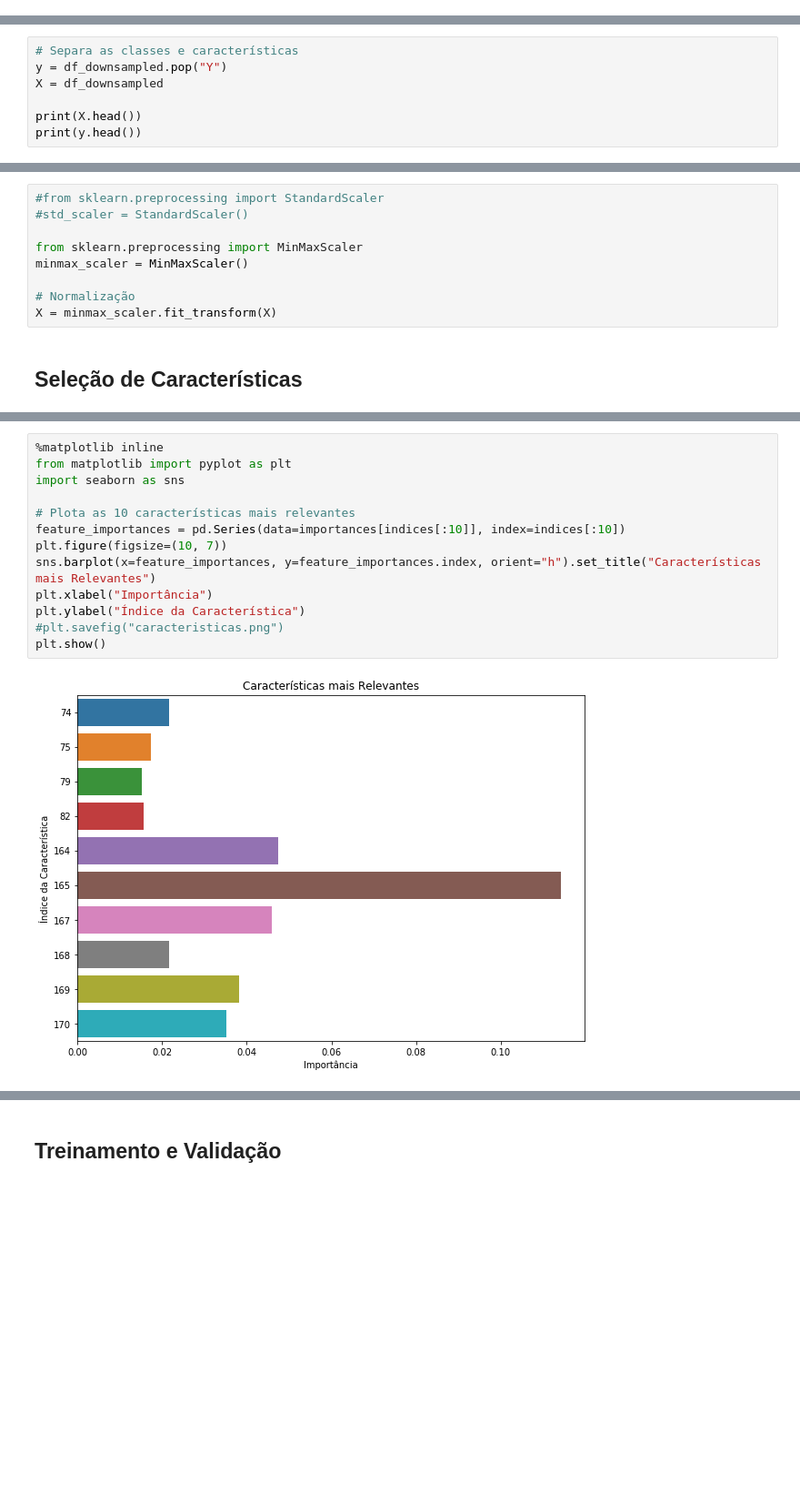
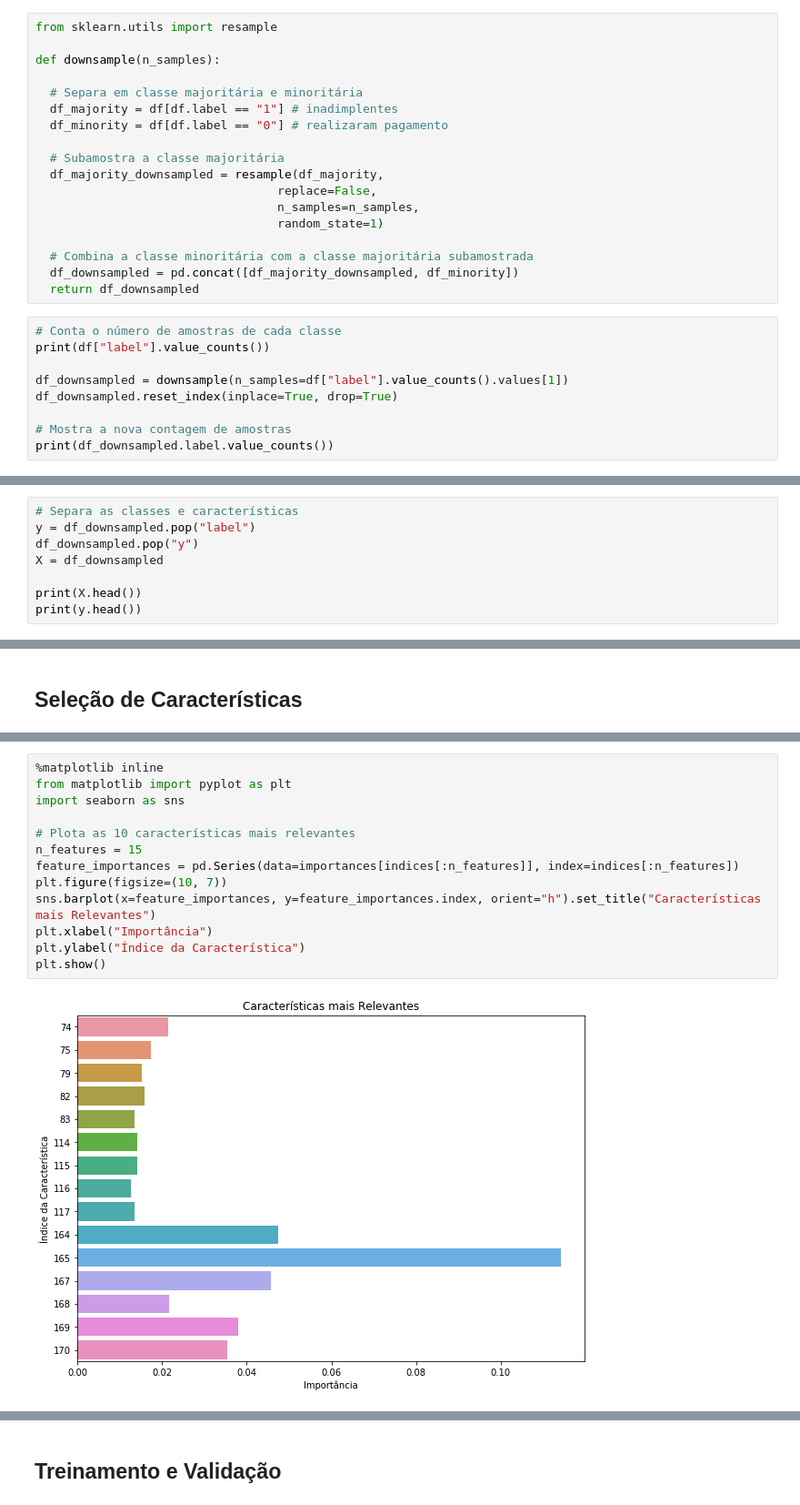
Before and after one commit to bosamatheus/clientes-emprestimo, a Jupyter notebook: risco_credito.ipynb, the cells around one changed output, grey strips where cells are left out. Shown at 91% size. Drawn from its saved outputs; the diff is of its cells as text; blank space fills up the shorter version.

```diff
--- a/risco_credito.ipynb
+++ b/risco_credito.ipynb
@@ -241,0 +388,27 @@ Separa classes e características em X e y, respectivamente.
+# %%
+from sklearn.utils import resample
+
+def downsample(n_samples):
+
+  # Separa em classe majoritária e minoritária
+  df_majority = df[df.label == "1"] # inadimplentes
+  df_minority = df[df.label == "0"] # realizaram pagamento
+
+  # Subamostra a classe majoritária
+  df_majority_downsampled = resample(df_majority,
+                                  replace=False,
+                                  n_samples=n_samples,
+                                  random_state=1)
+
+  # Combina a classe minoritária com a classe majoritária subamostrada
+  df_downsampled = pd.concat([df_majority_downsampled, df_minority])
+  return df_downsampled
+# %%
+# Conta o número de amostras de cada classe
+print(df["label"].value_counts())
+
+df_downsampled = downsample(n_samples=df["label"].value_counts().values[1])
+df_downsampled.reset_index(inplace=True, drop=True)
+
+# Mostra a nova contagem de amostras
+print(df_downsampled.label.value_counts())
@@ -242,6 +426,7 @@ Separa classes e características em X e y, respectivamente.
 # %%
 # Separa as classes e características
-y = df_downsampled.pop("Y")
+y = df_downsampled.pop("label")
+df_downsampled.pop("y")
 X = df_downsampled
 
 print(X.head())
@@ -269,11 +449,2 @@ Aplica normalização em X.
-# %%
-#from sklearn.preprocessing import StandardScaler
-#std_scaler = StandardScaler()
-
-from sklearn.preprocessing import MinMaxScaler
-minmax_scaler = MinMaxScaler()
-
-# Normalização
-X = minmax_scaler.fit_transform(X)
 # %% [markdown]
 ## Seleção de Características
@@ -315,15 +492,15 @@ Ranking de características:
 # %%
 %matplotlib inline
 from matplotlib import pyplot as plt
 import seaborn as sns
 
 # Plota as 10 características mais relevantes
-feature_importances = pd.Series(data=importances[indices[:10]], index=indices[:10])
+n_features = 15
+feature_importances = pd.Series(data=importances[indices[:n_features]], index=indices[:n_features])
 plt.figure(figsize=(10, 7))
 sns.barplot(x=feature_importances, y=feature_importances.index, orient="h").set_title("Características mais Relevantes")
 plt.xlabel("Importância")
 plt.ylabel("Índice da Característica")
-#plt.savefig("caracteristicas.png")
 plt.show()
 # %% [output]
-[figure, old version]
+[figure, new version]
```
Also changed, not shown: parts of 85 cells of this notebook.
